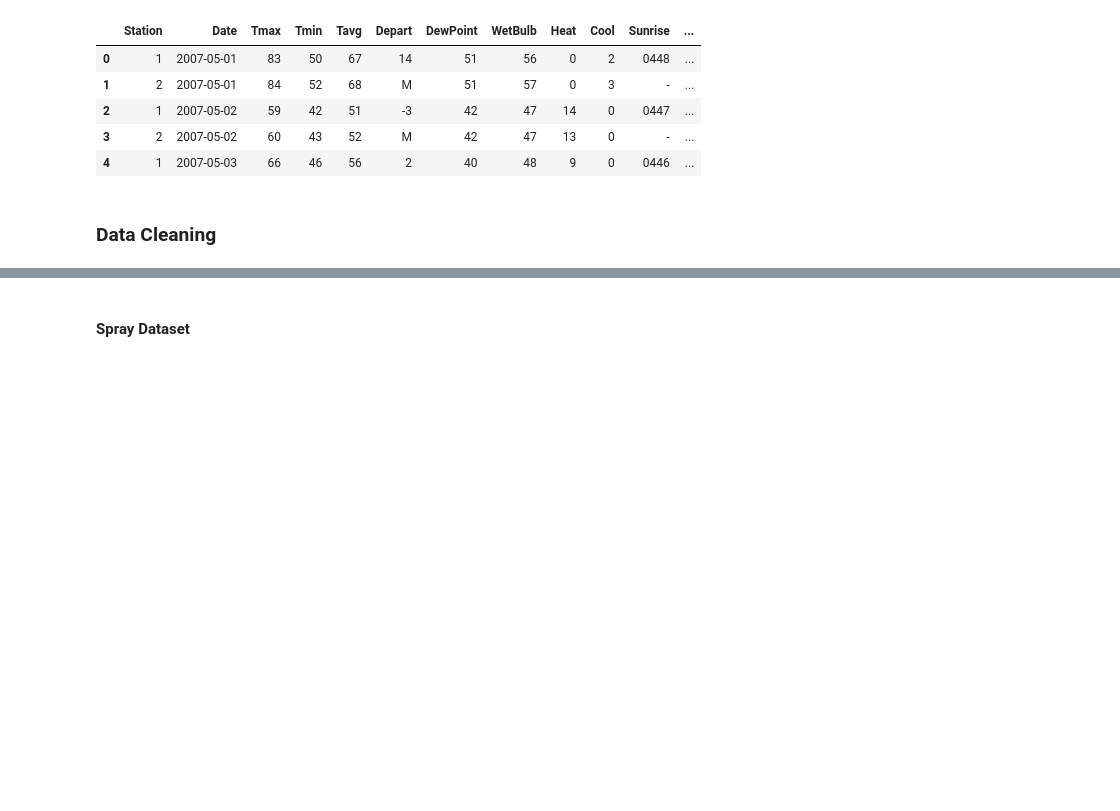
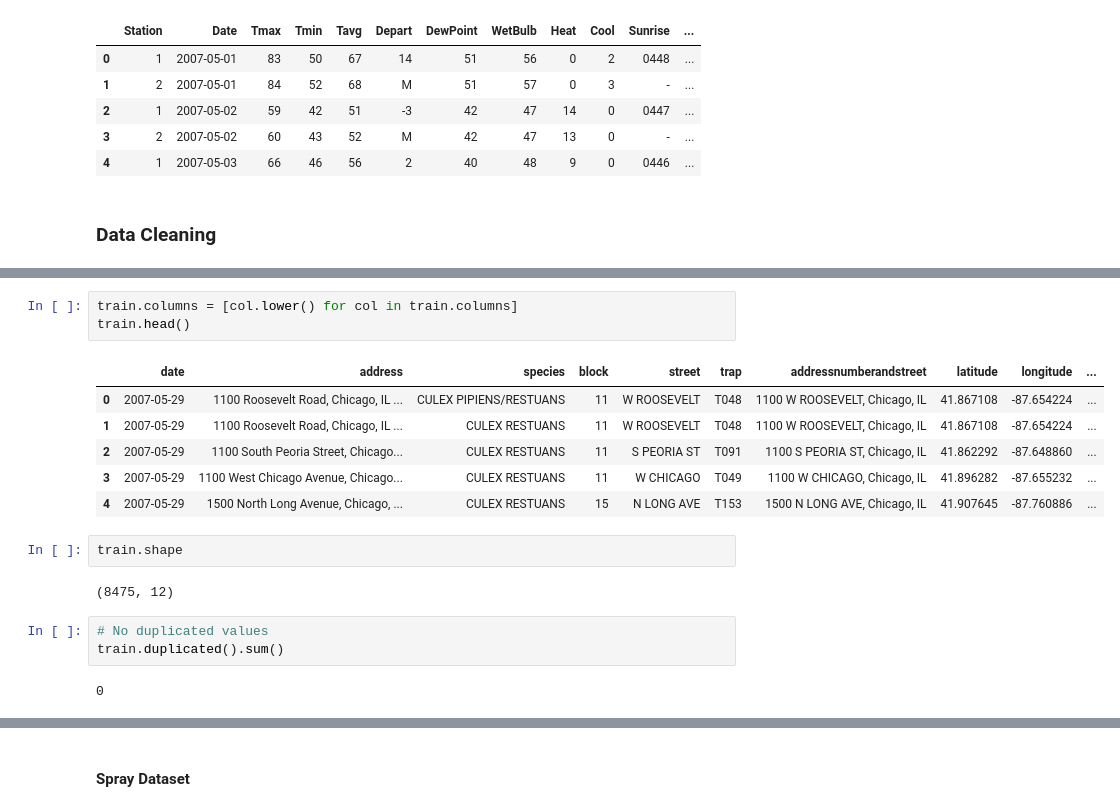
Before and after one commit to DesmondYapJJ/Project-4, a Jupyter notebook: code/project_4_code_test.ipynb, the cells around one changed output, grey strips where cells are left out. Saved outputs shown, nothing was run; the diff lists cells and outputs as text; blank space fills up the shorter version.

```diff
--- a/code/project_4_code_test.ipynb
+++ b/code/project_4_code_test.ipynb
@@ -85,0 +106,19 @@ weather.head()
+# %%
+train.columns = [col.lower() for col in train.columns]
+train.head()
+# %% [output]
+|  | date | address | species | block | street | trap | addressnumberandstreet | latitude | longitude | ... |
+| 0 | 2007-05-29 | 1100 Roosevelt Road, Chicago, IL ... | CULEX PIPIENS/RESTUANS | 11 | W ROOSEVELT | T048 | 1100 W ROOSEVELT, Chicago, IL | 41.867108 | -87.654224 | ... |
+| 1 | 2007-05-29 | 1100 Roosevelt Road, Chicago, IL ... | CULEX RESTUANS | 11 | W ROOSEVELT | T048 | 1100 W ROOSEVELT, Chicago, IL | 41.867108 | -87.654224 | ... |
+| 2 | 2007-05-29 | 1100 South Peoria Street, Chicago... | CULEX RESTUANS | 11 | S PEORIA ST | T091 | 1100 S PEORIA ST, Chicago, IL | 41.862292 | -87.648860 | ... |
+| 3 | 2007-05-29 | 1100 West Chicago Avenue, Chicago... | CULEX RESTUANS | 11 | W CHICAGO | T049 | 1100 W CHICAGO, Chicago, IL | 41.896282 | -87.655232 | ... |
+| 4 | 2007-05-29 | 1500 North Long Avenue, Chicago, ... | CULEX RESTUANS | 15 | N LONG AVE | T153 | 1500 N LONG AVE, Chicago, IL | 41.907645 | -87.760886 | ... |
+# %%
+train.shape
+# %% [output]
+(8475, 12)
+# %%
+# No duplicated values
+train.duplicated().sum()
+# %% [output]
+0
```
Also changed, not shown: parts of 17 cells of this notebook.
